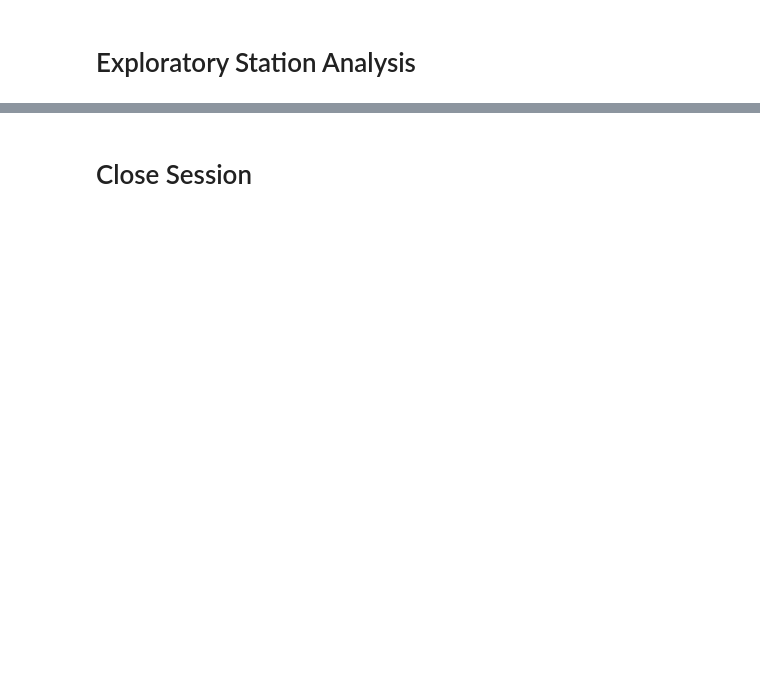
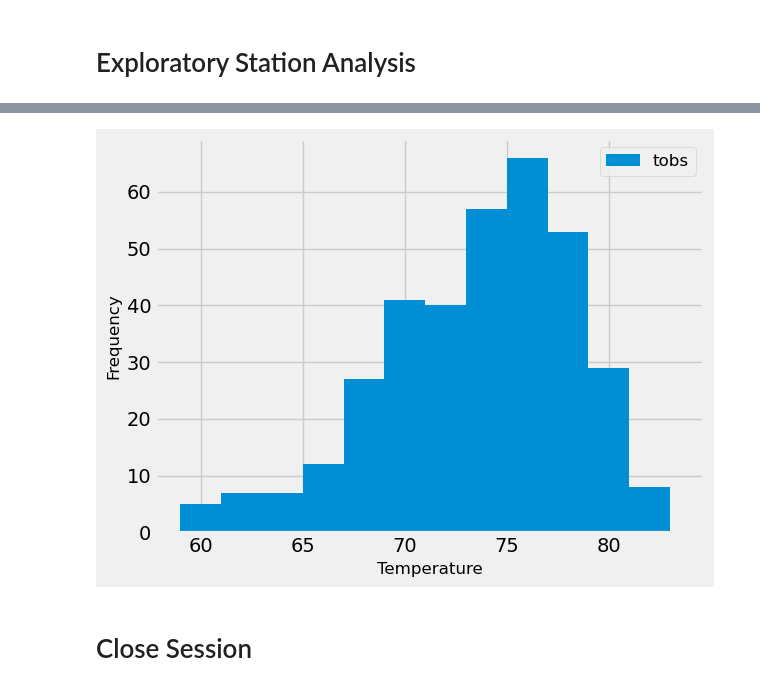
Before and after one commit to RJBarker/sqlalchemy-challenge, a Jupyter notebook: SurfsUp/climate_starter.ipynb, the cells around one changed output, grey strips where cells are left out. Saved outputs shown, nothing was run; the diff lists cells and outputs as text; code cells hidden in the pictures; blank space fills up the shorter version.

```diff
--- a/SurfsUp/climate_starter.ipynb
+++ b/SurfsUp/climate_starter.ipynb
@@ -154,3 +166,23 @@ Text(0.5, 4.183333333333314, 'Temperature')
+# %%
+# Using the most active station id
+# Query the last 12 months of temperature observation data for this station and plot the results as a histogram
+active_hist = session.query(Measurement.tobs).\
+                            filter(Measurement.station == station_activity[0][0]).\
+                            filter(Measurement.date >= prev_year).\
+                            all()
+
+temp_list = [ah[0] for ah in active_hist]
+
+plt.hist(temp_list, bins=12, label="tobs")
+plt.legend(loc="best",prop={"size":12})
+plt.xlim(min(temp_list)*0.98,max(temp_list)*1.02)
+plt.xlabel("Temperature",size=12)
+plt.ylabel("Frequency", size=12)
+plt.tight_layout()
+plt.savefig("Output_Files/temp_hist.png")
+plt.show()
+# %% [output]
+[figure, added]
 # %% [markdown]
 # Close Session
 # %%
```
Also changed, not shown: parts of 10 cells of this notebook, 2 other files.
